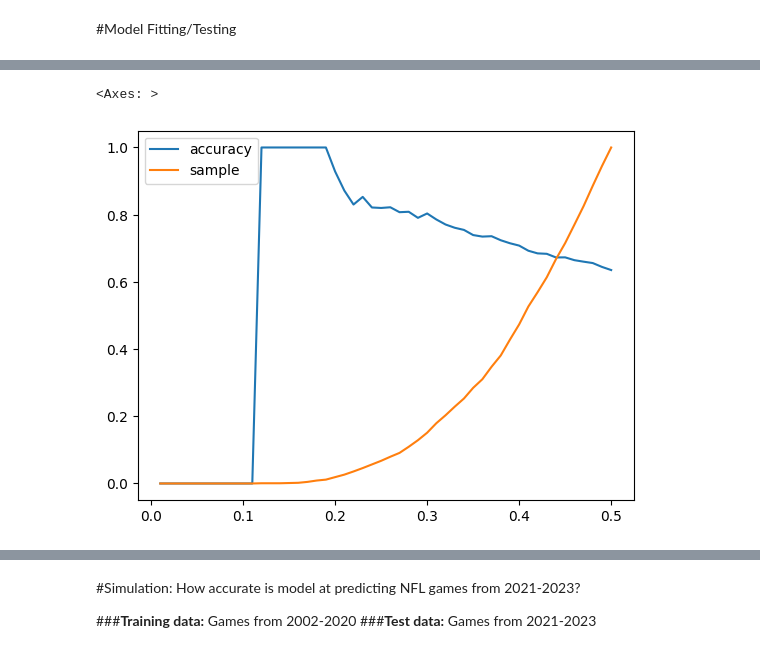
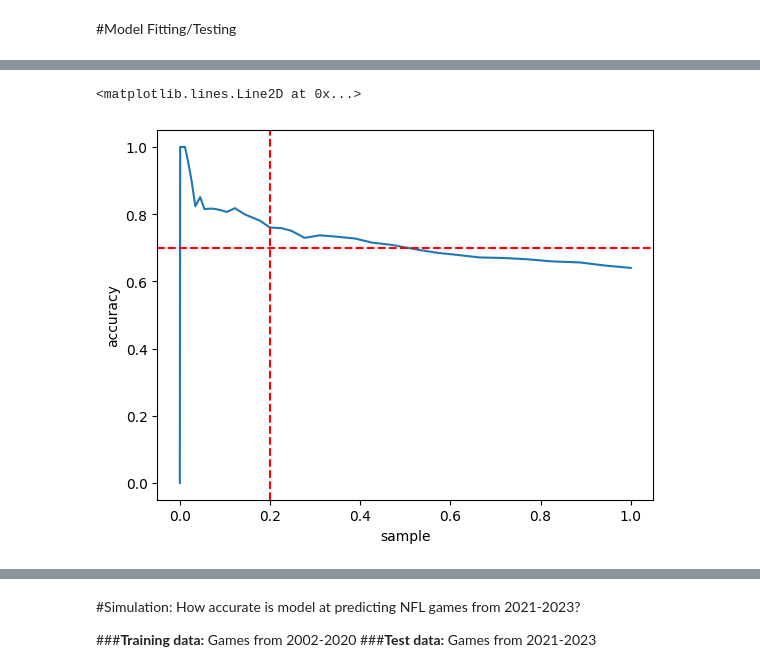
Before and after one commit to nzeisenberg/nfl_project, a Jupyter notebook: NFL_Project_Updated.ipynb, the cells around one changed output, grey strips where cells are left out. Saved outputs shown, nothing was run; the diff lists cells and outputs as text; code cells hidden in the pictures.

```diff
--- a/NFL_Project_Updated.ipynb
+++ b/NFL_Project_Updated.ipynb
@@ -759,27 +757,29 @@ X_test_u["actual"] = y_test.reset_index(drop = True)
 # %%
 ### Evaluating what aggregate prediction probability should be the cutoff to ensure accuracy and sample size
 
 conf_df = pd.DataFrame()
 test_rows = X_test_u.shape[0]
 for i in np.linspace(0.01, 0.50, 50):
   X_filt = X_test_u[(X_test_u["prediction_proba"] < i) | (X_test_u["prediction_proba"] > (1-i))]
   filt_rows = X_filt.shape[0]
   X_filt["prediction"] =  round(X_test_u["prediction_proba"])
   X_accurate = X_filt[X_filt["prediction"] == X_filt["actual"]]
   accurate_rows = X_accurate.shape[0]
   try:
     conf_df.loc[i, "accuracy"] = accurate_rows / filt_rows
   except:
     conf_df.loc[i, "accuracy"] = 0
   conf_df.loc[i, "sample"] = filt_rows / test_rows
 
 
 
 
-conf_df.plot()
+line = sns.lineplot(data=conf_df, x = "sample", y = "accuracy", linestyle = "solid")
+line.axhline(y=0.7, color = "red", linestyle = "dashed")
+line.axvline(x=0.2, color = "red", linestyle = "dashed")
 # %% [output]
-<Axes: >
+<matplotlib.lines.Line2D at 0x...>
-[figure, old version]
+[figure, new version]
 # %%
 ### Choosing highest probability level that ensures over 70% accuracy and includes over 20% of games played
 cutoff_accuracy = conf_df[(conf_df["accuracy"] > 0.70) &  (conf_df["sample"] > 0.2)].index[0]
```
Also changed, not shown: parts of 16 cells of this notebook.
